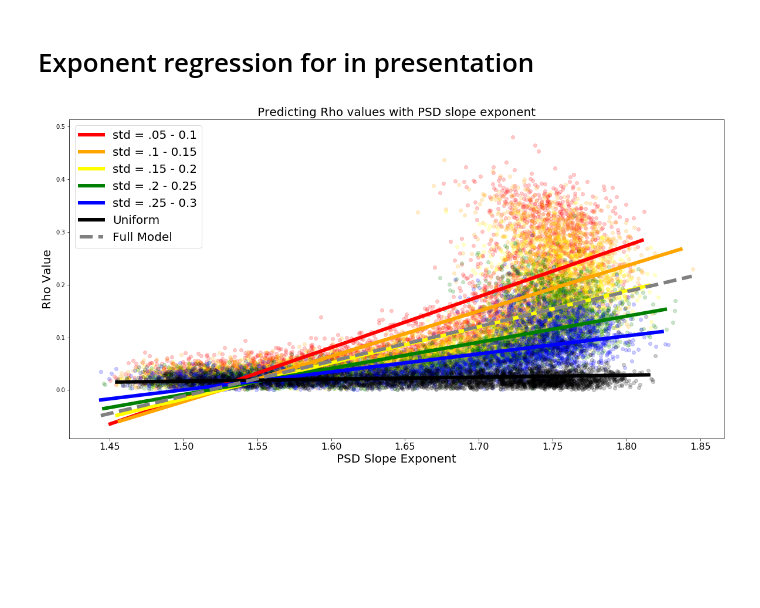
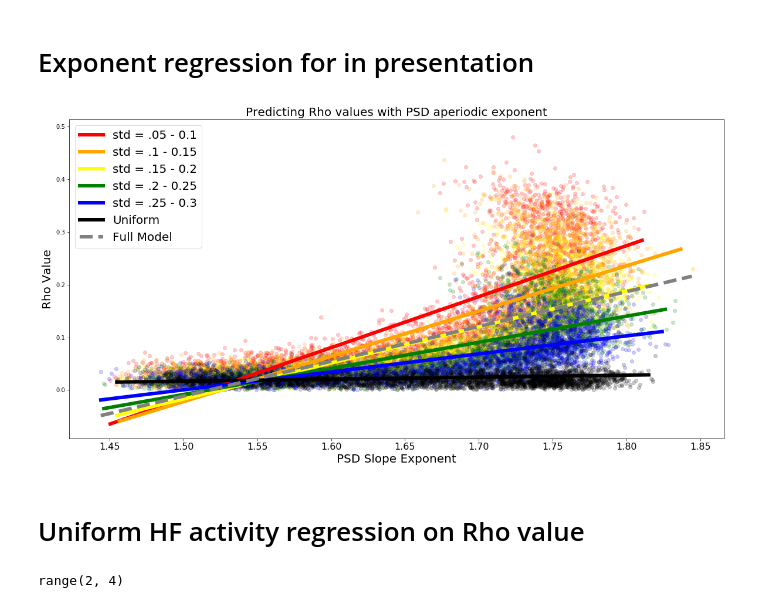
Before and after one commit to JaapVanDerAar/project_pac, a Jupyter notebook: pac_jupyter/10.1 Results simulated data. Asine, exponent [-2, -1.5], STD [.05 - .29 & 1] .ipynb, the cells around one changed output. Cells and saved outputs as stored; diff of their text form; code cells hidden in the pictures; blank space fills up the shorter version.

Commit message:
cleaning human data script and extra visualisations in notebook

```diff
--- a/pac_jupyter/10.1 Results simulated data. Asine, exponent [-2, -1.5], STD [.05 - .29 & 1] .ipynb
+++ b/pac_jupyter/10.1 Results simulated data. Asine, exponent [-2, -1.5], STD [.05 - .29 & 1] .ipynb
@@ -57,19 +57,20 @@ simulation_features_full = simulation_features_full.dropna()
 # create absolute values for symmetry measures
 simulation_features_full['rdsym_abs'] = abs(simulation_features_full['rdsym'] - .5)
 simulation_features_full['ptsym_abs'] = abs(simulation_features_full['ptsym'] - .5)
+simulation_features_full['asine_rdsym'] = abs(simulation_features_full['asine_rdsym'] - .5)
 # %%
 # create two groups: sine and asine
-simulation_features_sine =  simulation_features_full[(simulation_features_full['asine_rdsym']==.5)]
-simulation_features_asine = simulation_features_full[(simulation_features_full['asine_rdsym']!=.5)]
+simulation_features_sine =  simulation_features_full[(simulation_features_full['asine_rdsym']==0)]
+simulation_features_asine = simulation_features_full[(simulation_features_full['asine_rdsym']!=0)]
 
 # create four groups - split in uniform and phaselocked
-simulation_features_sine_std = simulation_features_full[(simulation_features_full['asine_rdsym']==.5) &
+simulation_features_sine_std = simulation_features_full[(simulation_features_full['asine_rdsym']==0) &
                                                         (simulation_features_full['firing_std'] !=1)]
-simulation_features_asine_std = simulation_features_full[(simulation_features_full['asine_rdsym']!=.5) &
+simulation_features_asine_std = simulation_features_full[(simulation_features_full['asine_rdsym']!=0) &
                                                         (simulation_features_full['firing_std'] !=1)]
-simulation_features_sine_uni = simulation_features_full[(simulation_features_full['asine_rdsym']==.5) &
+simulation_features_sine_uni = simulation_features_full[(simulation_features_full['asine_rdsym']==0) &
                                                        (simulation_features_full['firing_std']==1)]
-simulation_features_asine_uni = simulation_features_full[(simulation_features_full['asine_rdsym']!=.5) &
+simulation_features_asine_uni = simulation_features_full[(simulation_features_full['asine_rdsym']!=0) &
                                                        (simulation_features_full['firing_std']==1)]
 
 group_name = ['sinusoids with phase-coupled HFs', 'nonsinusoids with phase-coupled HFs',
@@ -453,32 +454,38 @@ for gr in range(1):
 
         # Uniform scatter
         plt.scatter(simulation_features[simulation_features['firing_std']==1][feature[ii]],
                     simulation_features[simulation_features['firing_std']==1]['pac_rhos'],
                    color='black', alpha =.2, label='STD = uniform')
 
         # Reg Uni
         reg2 = linear_model.LinearRegression()
         reg2.fit(feature_uni, pac_rhos_uni)
         xs = np.arange(min(feature_uni), max(feature_uni),0.01)
         ys = reg2.intercept_[0] + reg2.coef_[0][0] * xs
         plt.plot(xs, ys, '-', color='black', linewidth=6, alpha=1)
 
         # full STD model regression
         pac_rhos_std_full = simulation_features[simulation_features['firing_std']!= 1]['pac_rhos'].values.reshape(-1,1)
         feature_std_full = simulation_features[simulation_features['firing_std']!= 1][feature[ii]].values.reshape(-1,1)
 
         reg3 = linear_model.LinearRegression()
         reg3.fit(feature_std_full, pac_rhos_std_full)
         xs = np.arange(min(feature_std_full), max(feature_std_full),0.01)
         ys = reg3.intercept_[0] + reg3.coef_[0][0] * xs
         plt.plot(xs, ys, '--', color='grey', linewidth=6, alpha=1)
 
 
-        plt.title('Predicting Rho values with PSD slope exponent', fontsize=20)
+        plt.title('Predicting Rho values with PSD aperiodic exponent', fontsize=20)
         plt.xlabel('PSD Slope Exponent', fontsize=20)
         plt.ylabel('Rho Value', fontsize=20)
         plt.xticks(size=16)
         plt.xticks(size=16)
         plt.legend(['std = .05 - 0.1', 'std = .1 - 0.15', 'std = .15 - 0.2', 'std = .2 - 0.25', 'std = .25 - 0.3', 'Uniform', 'Full Model'],fontsize=20)
 # %% [output]
-[figure, old version]
+[figure, new version]
+# %% [markdown]
+# Uniform HF activity regression on Rho value
+# %%
+range(2,len(simulation_features_list))
+# %% [output]
+range(2, 4)
```
Also changed, not shown: parts of 2 cells of this notebook, 2 other files.
